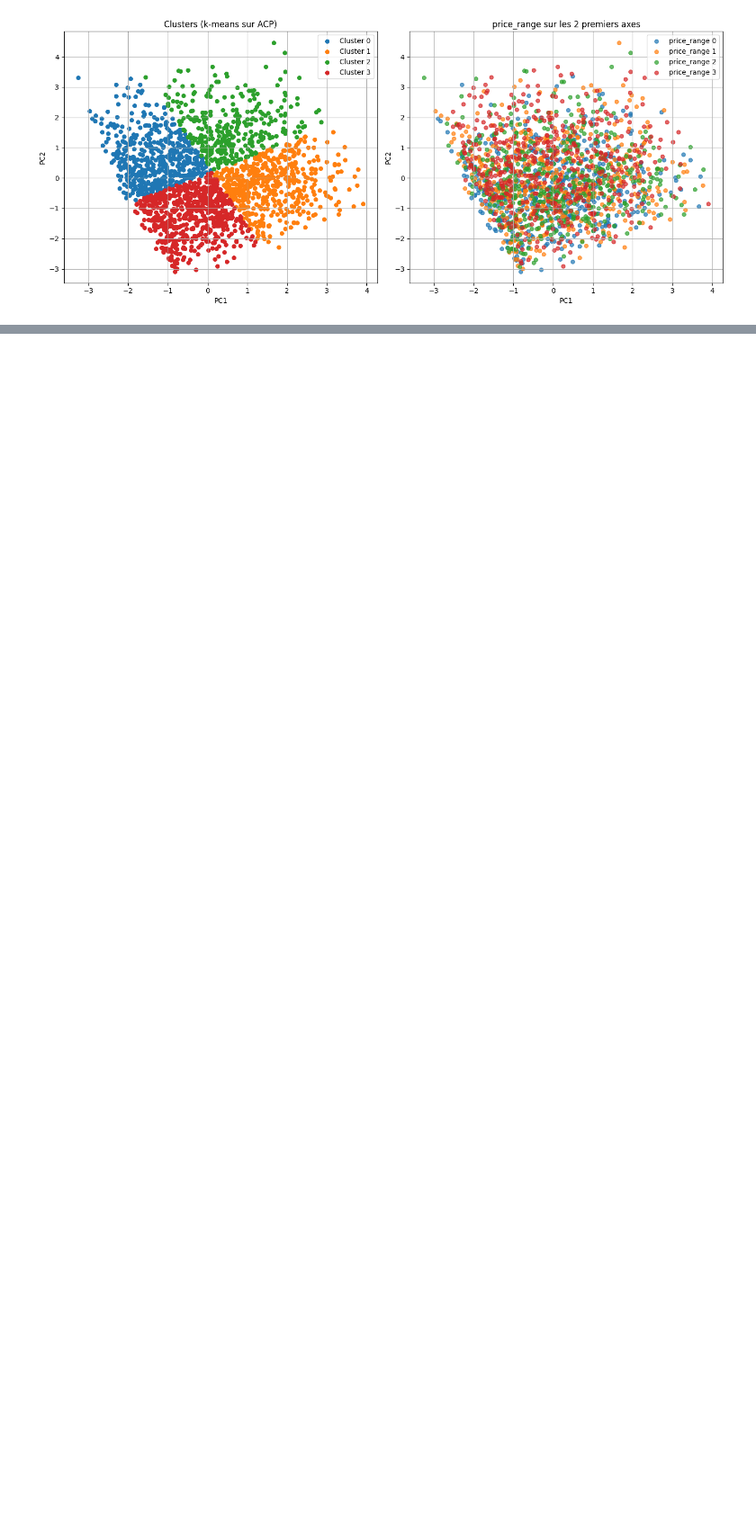
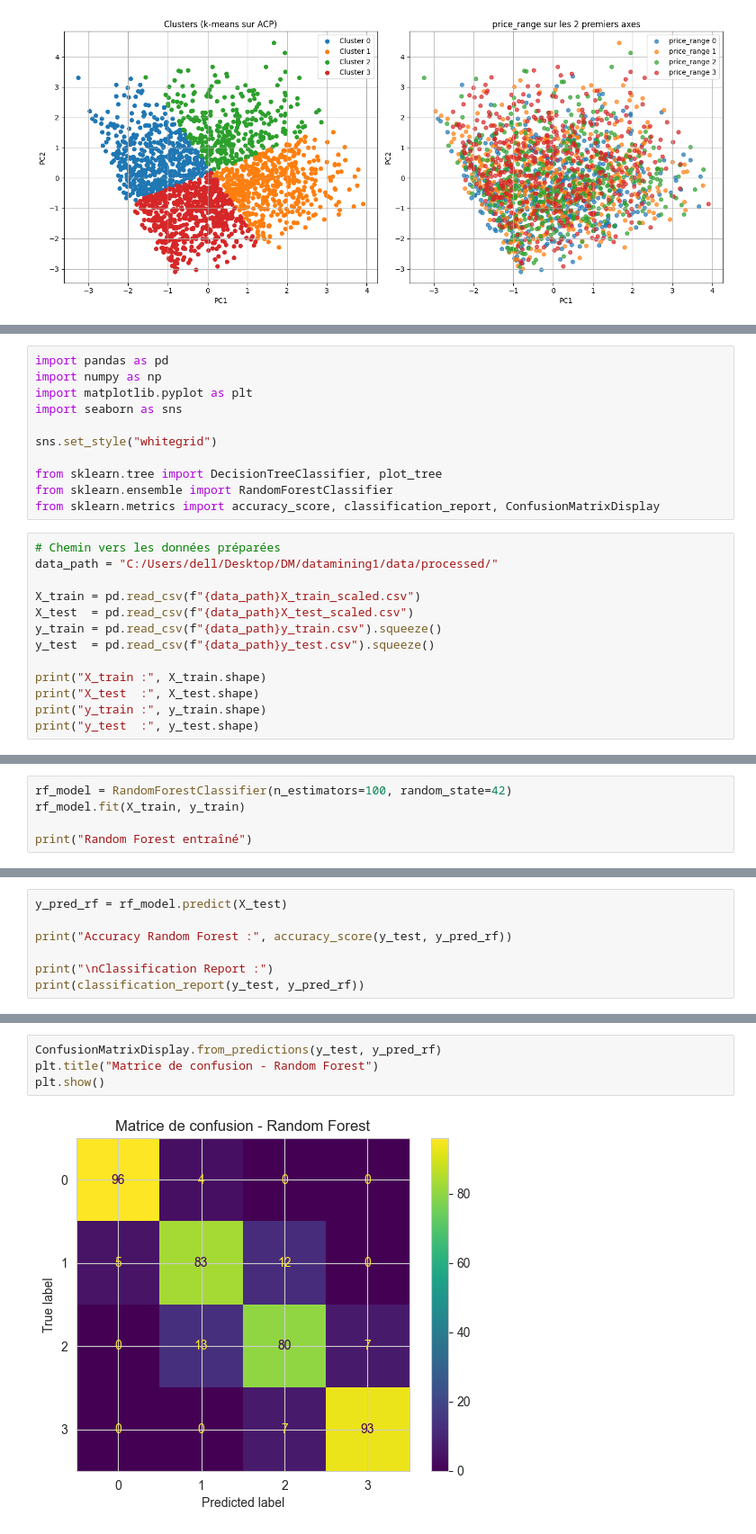
Before and after one commit to imen-chabchoub/datamining1, a Jupyter notebook: notebooks/modeling.ipynb, the cells around one changed output, grey strips where cells are left out. Shown at 90% size. Saved outputs shown, nothing was run; the diff lists cells and outputs as text; blank space fills up the shorter version.

```diff
--- a/notebooks/modeling.ipynb
+++ b/notebooks/modeling.ipynb
@@ -64,0 +67,24 @@ plt.show()
+# %%
+import pandas as pd
+import numpy as np
+import matplotlib.pyplot as plt
+import seaborn as sns
+
+sns.set_style("whitegrid")
+
+from sklearn.tree import DecisionTreeClassifier, plot_tree
+from sklearn.ensemble import RandomForestClassifier
+from sklearn.metrics import accuracy_score, classification_report, ConfusionMatrixDisplay
+# %%
+# Chemin vers les données préparées
+data_path = "C:/Users/dell/Desktop/DM/datamining1/data/processed/"
+
+X_train = pd.read_csv(f"{data_path}X_train_scaled.csv")
+X_test  = pd.read_csv(f"{data_path}X_test_scaled.csv")
+y_train = pd.read_csv(f"{data_path}y_train.csv").squeeze()
+y_test  = pd.read_csv(f"{data_path}y_test.csv").squeeze()
+
+print("X_train :", X_train.shape)
+print("X_test  :", X_test.shape)
+print("y_train :", y_train.shape)
+print("y_test  :", y_test.shape)
@@ -64,0 +118,5 @@ plt.show()
+# %%
+rf_model = RandomForestClassifier(n_estimators=100, random_state=42)
+rf_model.fit(X_train, y_train)
+
+print("Random Forest entraîné")
@@ -64,0 +125,7 @@ plt.show()
+# %%
+y_pred_rf = rf_model.predict(X_test)
+
+print("Accuracy Random Forest :", accuracy_score(y_test, y_pred_rf))
+
+print("\nClassification Report :")
+print(classification_report(y_test, y_pred_rf))
@@ -64,0 +146,6 @@ plt.show()
+# %%
+ConfusionMatrixDisplay.from_predictions(y_test, y_pred_rf)
+plt.title("Matrice de confusion - Random Forest")
+plt.show()
+# %% [output]
+[figure, added]
```
Also changed, not shown: parts of 23 cells of this notebook, 2 other files.
